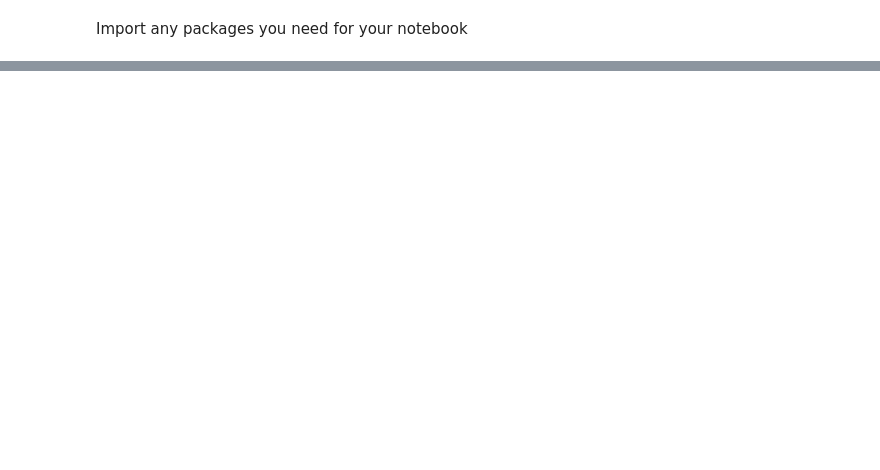
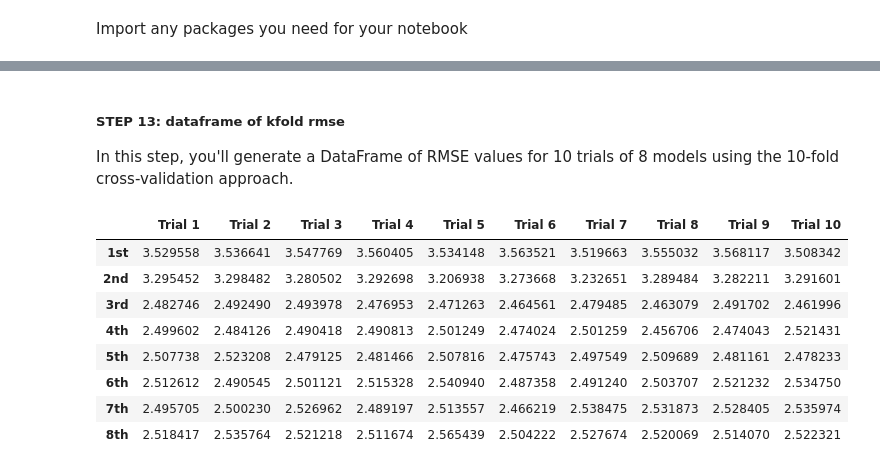
Before and after one commit to afit-csce623-master/template-hw3, a Jupyter notebook: hw3.ipynb, the cells around one changed output, grey strips where cells are left out. Drawn from its saved outputs; the diff is of its cells as text; code cells hidden in the pictures; blank space fills up the shorter version.

```diff
--- a/hw3.ipynb
+++ b/hw3.ipynb
@@ -676,0 +507,23 @@ Discuss the performance of your model on Phase 2 data compared with its performa
+# %% [markdown]
+##### STEP 13: dataframe of kfold rmse
+
+In this step, you'll generate a DataFrame of RMSE values for 10 trials of 8 models using the 10-fold cross-validation approach.
+# %%
+#STEP 13
+
+#STUDENT CODE - create DataFrame of LOOCV Order data
+#---------------------------------------------
+
+#---------------------------------------------
+display(df_kfold_errors)
+STEP_13_COMPLETE = False
+# %% [output]
+|  | Trial 1 | Trial 2 | Trial 3 | Trial 4 | Trial 5 | Trial 6 | Trial 7 | Trial 8 | Trial 9 | Trial 10 |
+| 1st | 3.529558 | 3.536641 | 3.547769 | 3.560405 | 3.534148 | 3.563521 | 3.519663 | 3.555032 | 3.568117 | 3.508342 |
+| 2nd | 3.295452 | 3.298482 | 3.280502 | 3.292698 | 3.206938 | 3.273668 | 3.232651 | 3.289484 | 3.282211 | 3.291601 |
+| 3rd | 2.482746 | 2.492490 | 2.493978 | 2.476953 | 2.471263 | 2.464561 | 2.479485 | 2.463079 | 2.491702 | 2.461996 |
+| 4th | 2.499602 | 2.484126 | 2.490418 | 2.490813 | 2.501249 | 2.474024 | 2.501259 | 2.456706 | 2.474043 | 2.521431 |
+| 5th | 2.507738 | 2.523208 | 2.479125 | 2.481466 | 2.507816 | 2.475743 | 2.497549 | 2.509689 | 2.481161 | 2.478233 |
+| 6th | 2.512612 | 2.490545 | 2.501121 | 2.515328 | 2.540940 | 2.487358 | 2.491240 | 2.503707 | 2.521232 | 2.534750 |
+| 7th | 2.495705 | 2.500230 | 2.526962 | 2.489197 | 2.513557 | 2.466219 | 2.538475 | 2.531873 | 2.528405 | 2.535974 |
+| 8th | 2.518417 | 2.535764 | 2.521218 | 2.511674 | 2.565439 | 2.504222 | 2.527674 | 2.520069 | 2.514070 | 2.522321 |
```
Also changed, not shown: parts of 115 cells of this notebook.
